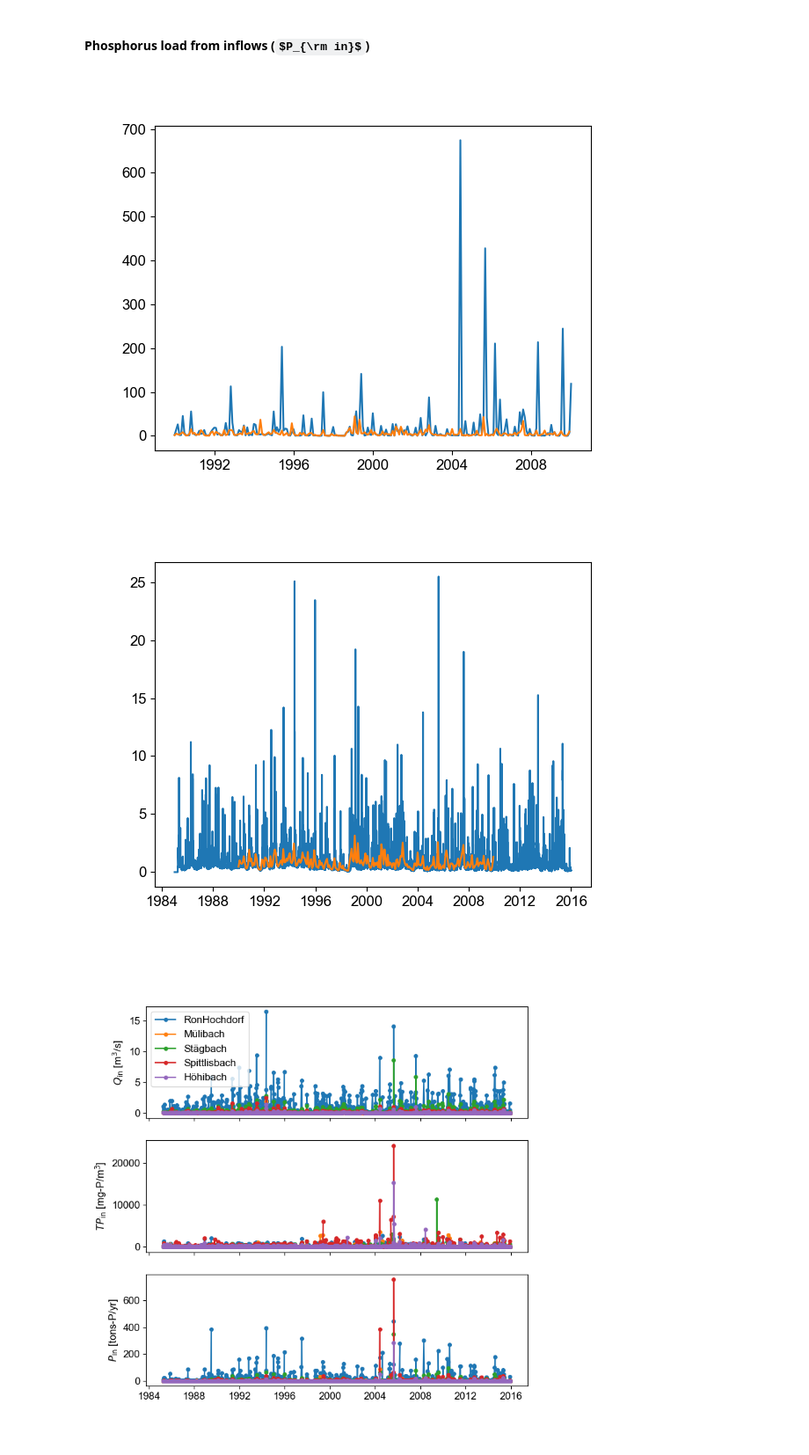
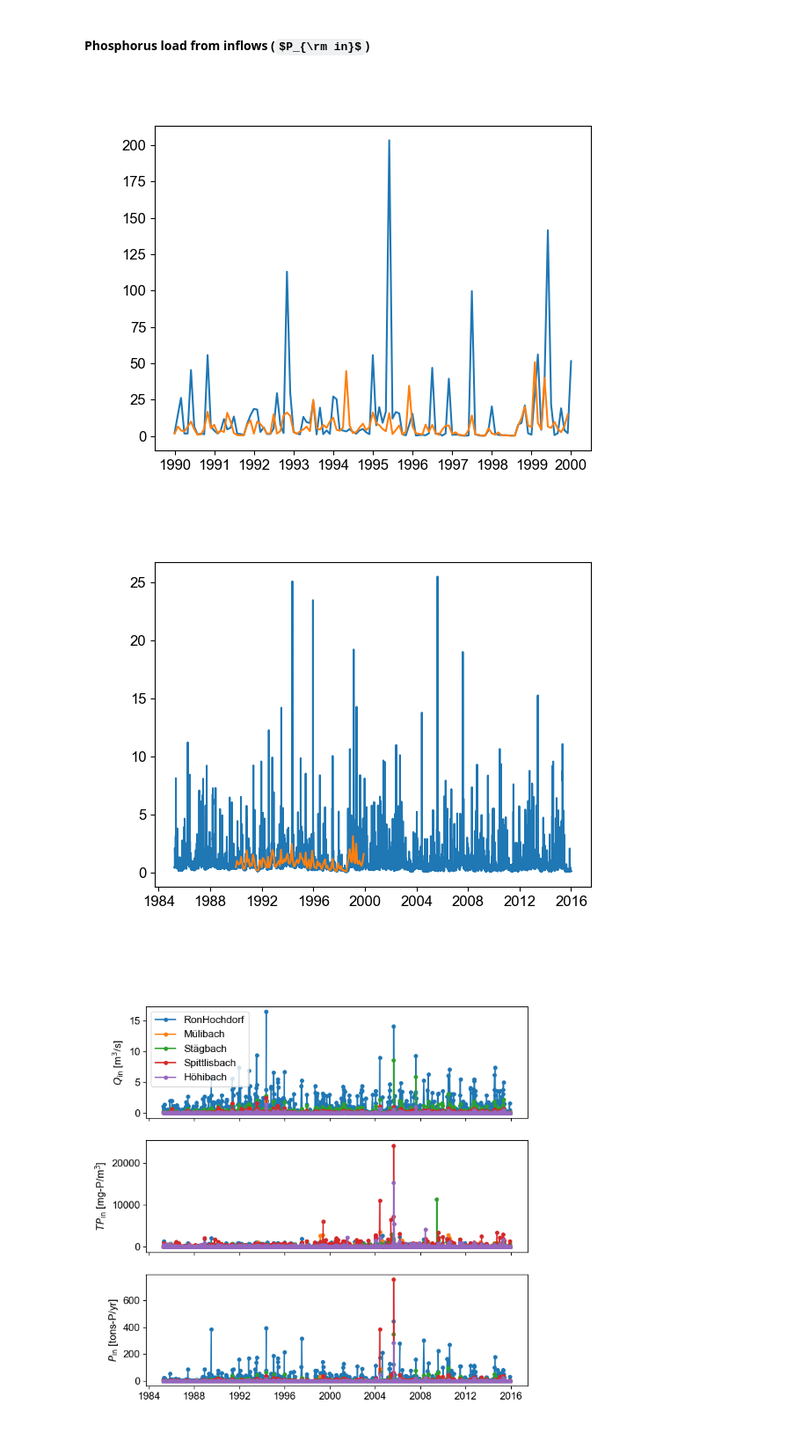
Before and after one commit to tdoda/phosphorus_model, a Jupyter notebook: Scripts/phosphorus_budget.ipynb, the cells around one changed output. Shown at 88% size. Cells and saved outputs as stored; diff of their text form; code cells hidden in the pictures; some formulas as TeX source.

```diff
--- a/Scripts/phosphorus_budget.ipynb
+++ b/Scripts/phosphorus_budget.ipynb
@@ -84,7 +83,7 @@ df_lake=pd.read_csv("lake_parameters.csv", sep=",",header=0,parse_dates=["t_stra
 Kz=df_lake["Kz"][0]
 TPsed=df_lake["TPsed"][0]
 # %%
-df_hypso=pd.read_csv("..\Data\\"+lakename+"\Hypsometry.csv", sep=",",header=0,names=["z_hypso","A_hypso"]) # Hypsometry
+df_hypso=pd.read_csv("../Data/"+lakename+"/Hypsometry.csv", sep=",",header=0,names=["z_hypso","A_hypso"]) # Hypsometry
 z_hypso=df_hypso["z_hypso"].to_numpy()
 df_lake["z_max"]=np.max(z_hypso)
 A_hypso=df_hypso["A_hypso"].to_numpy()
@@ -93,12 +92,12 @@ V_hypso=np.concatenate((np.mean([A_hypso[1:],A_hypso[:-1]],axis=0)*(z_hypso[1:]-
 V_lake=np.nansum(V_hypso) # [m3]
 z_mean=V_lake/A0 # [m]
 # %%
-date_format = lambda x: pd.to_datetime(x, format='%d.%m.%Y')
+simstrat_file="../Data/"+lakename+"/"+lakename+"_T_SIMSTRAT.dat"
+df_inflows=pd.read_csv("../Data/"+lakename+"/Inflows.csv", sep=",",parse_dates=["Date"],date_format='%d.%m.%Y') # Inflows
+df_outflows=pd.read_csv("../Data/"+lakename+"/Outflows.csv", sep=",",parse_dates=["Date"],date_format='%d.%m.%Y') # Outflows
 
-simstrat_file="..\Data\\"+lakename+"\\"+lakename+"_T_SIMSTRAT.dat"
-df_inflows=pd.read_csv("..\Data\\"+lakename+"\Inflows.csv", sep=",",parse_dates=["Date"],date_parser=date_format) # Inflows
-df_outflows=pd.read_csv("..\Data\\"+lakename+"\Outflows.csv", sep=",",parse_dates=["Date"],date_parser=date_format) # Outflows
-df_TP=pd.read_csv("..\Data\\"+lakename+"\TP.csv", sep=",") # TP concentrations
+
+df_TP=pd.read_csv("../Data/"+lakename+"/TP.csv", sep=",") # TP concentrations (to compare with model)
 dates_TP=np.array([datetime.strptime(datestr,"%d/%m/%Y") for datestr in df_TP.columns[1:]]) # Dates with measured TP
 tnum_TP=np.array([d.replace(tzinfo=timezone.utc).timestamp() for d in dates_TP])
 # %% [markdown]
@@ -160,7 +159,7 @@ plt.gca().invert_yaxis()
 [figure]
 # %%
 if method_Pin=="curve":
-    df_Q=pd.read_csv("..\Data\\"+lakename+"\Discharges.csv", sep=",",parse_dates=["Date"],date_parser=date_format)
+    df_Q=pd.read_csv("../Data/"+lakename+"/Discharges.csv", sep=",",parse_dates=["Date"],date_format='%d.%m.%Y')
     tnum_Q=df_Q["Date"].to_numpy().astype('datetime64[s]').astype(np.int64)
     tdate_Q=df_Q["Date"].to_numpy().astype('datetime64[s]').astype(datetime)
     Qval=df_Q.values[:,np.arange(1,len(df_Q.columns),1)].astype(float)
@@ -213,25 +212,23 @@ Q_inflows=df_inflows.values[:,np.arange(1,len(df_inflows.columns),2)].astype(flo
 TP_inflows=df_inflows.values[:,np.arange(2,len(df_inflows.columns),2)].astype(float)
 # %%
 if method_Pin=="obs":
-    Pin=compute_river_load_from_obs(tnum_inflows,Q_inflows,TP_inflows,tnum_budget) # [tons-P yr-1]
+    Pin,_,tnum_budget2=compute_river_load_from_obs(tnum_inflows,Q_inflows,TP_inflows,tnum_budget) # [tons-P yr-1]
 else: # From Q-TP curve
-    Pin,Qin_curve,tnum_budget2=compute_river_load_from_curve(Q_inflows,TP_inflows,tnum_Q,Qval,tnum_budget,method="power",calculation="average") # [tons-P yr-1]
-    Pin=np.concatenate((Pin,np.array([np.nan])),axis=0) # Add a nan value at the end
-    Qin_curve=np.concatenate((Qin_curve,np.array([np.nan])),axis=0) # Add a nan value at the end
+    Pin,Qin_curve,tnum_budget2,_,_=compute_river_load_from_curve(Q_inflows,TP_inflows,tnum_Q,Qval,tnum_budget,method="power",calculation="average") # [tons-P yr-1]
 # %%
 if method_Pin=="curve":
     plt.figure()
-    Pin_obs=compute_river_load_from_obs(tnum_inflows,Q_inflows,TP_inflows,tnum_budget) # [tons-P yr-1]
+    Pin_obs,_,_=compute_river_load_from_obs(tnum_inflows,Q_inflows,TP_inflows,tnum_budget) # [tons-P yr-1]
     plt.plot(tdate_budget,Pin_obs)
     plt.plot(tdate_budget,Pin)
 
     plt.figure()
     #plt.plot(df_inflows["Date"],np.nansum(Q_inflows,axis=1))
     plt.plot(tdate_Q,np.nansum(Qval,axis=1))
     plt.plot(tdate_budget,Qin_curve)
 # %% [output]
-[figure, old version]
+[figure, new version]
-[figure, old version]
+[figure, new version]
 # %%
 fig,ax=plt.subplots(3,1,figsize=(8,8),sharex=True)
 legname=[]
```
Also changed, not shown: parts of 10 cells of this notebook, 4 other files.
